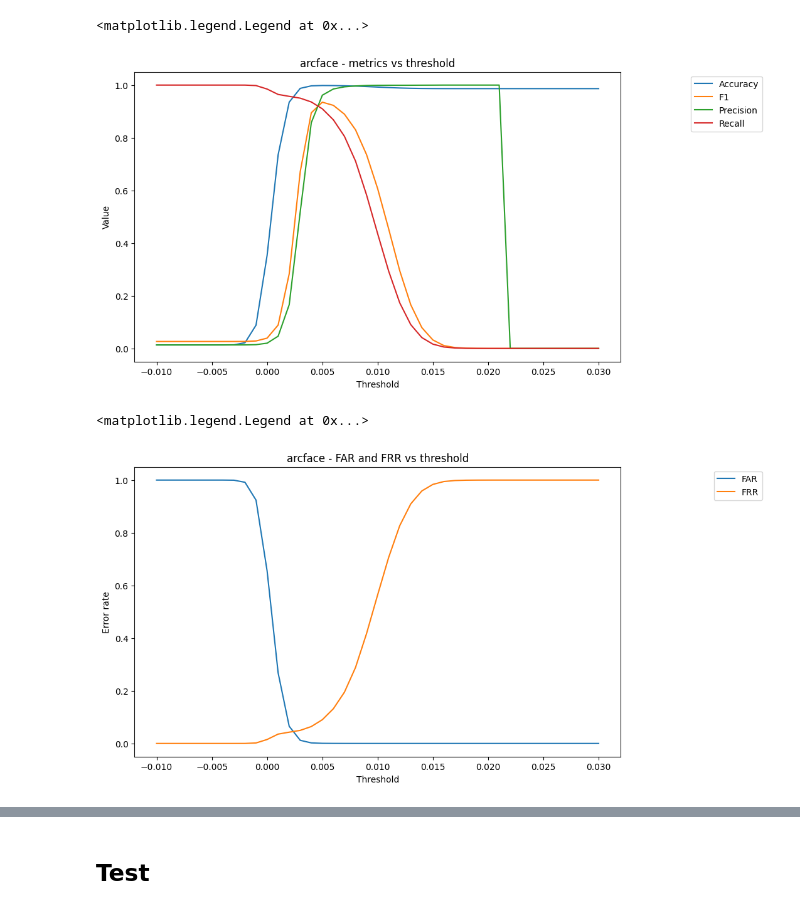
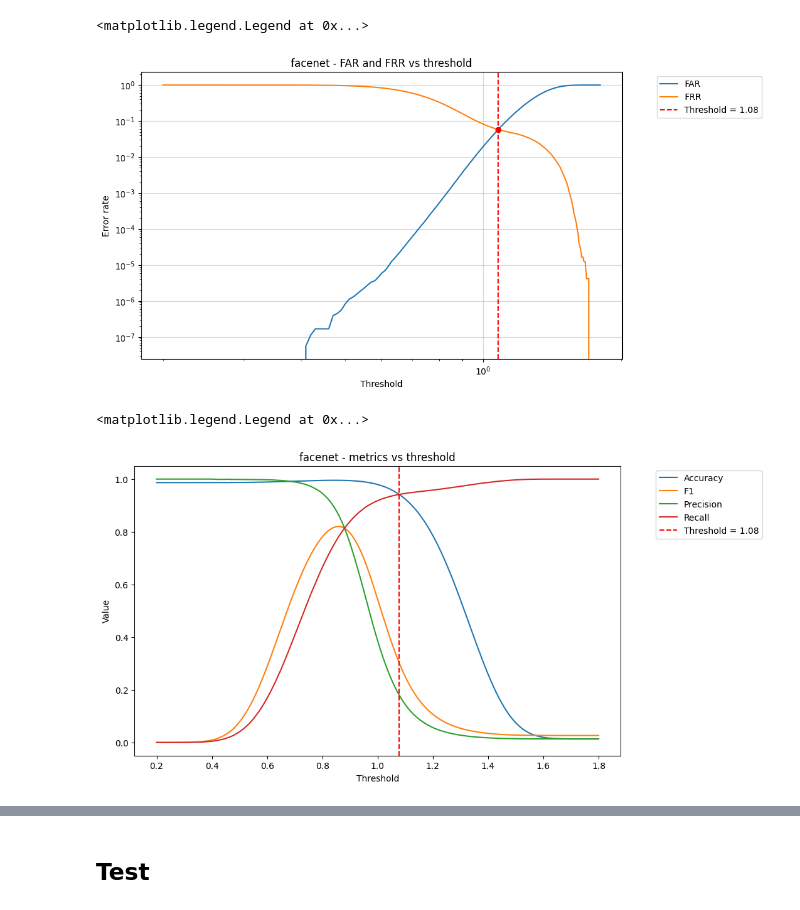
Before and after one commit to xizula/FIQA, a Jupyter notebook: notebooks/base_model/facenet.ipynb, the cells around one changed output, grey strips where cells are left out. Saved outputs shown, nothing was run; the diff lists cells and outputs as text; code cells hidden in the pictures.

```diff
--- a/notebooks/base_model/facenet.ipynb
+++ b/notebooks/base_model/facenet.ipynb
@@ -86,26 +110,30 @@ Precision is ill-defined and being set to 0.0 due to no predicted samples. Use `
+# %%
+plt.figure(figsize=(10, 6))
+plt.plot(thresholds, fars, label='FAR')
+plt.plot(thresholds, frrs, label='FRR')
+plt.axvline(x=threshold, color='r', linestyle='--', label=f'Threshold = {threshold:.2f}')
+plt.scatter(threshold, eer, color='red', zorder=2)
+plt.title('facenet - FAR and FRR vs threshold')
+plt.xlabel('Threshold')
+plt.ylabel('Error rate')
+plt.xscale('log')
+plt.yscale('log')
+plt.grid(alpha=0.5)
+plt.legend(loc='upper right', bbox_to_anchor=(1.3, 1))
+# %% [output]
+<matplotlib.legend.Legend at 0x...>
+[figure, added]
 # %%
 plt.figure(figsize=(10, 6))
 plt.plot(thresholds, accs, label='Accuracy')
 plt.plot(thresholds, f1s, label='F1')
 plt.plot(thresholds, precs, label='Precision')
 plt.plot(thresholds, recs, label='Recall')
-# plt.axvline(x=0.24, color='r', linestyle='--', label='Threshold = 0.24')
+plt.axvline(x=threshold, color='r', linestyle='--', label=f'Threshold = {threshold:.2f}')
 plt.title('facenet - metrics vs threshold')
 plt.xlabel('Threshold')
 plt.ylabel('Value')
 plt.legend(loc='upper right', bbox_to_anchor=(1.3, 1))
 # %% [output]
 <matplotlib.legend.Legend at 0x...>
-[figure, old version]
+[figure, new version]
-# %%
-plt.figure(figsize=(10, 6))
-plt.plot(thresholds, fars, label='FAR')
-plt.plot(thresholds, frrs, label='FRR')
-# plt.axvline(x=0.24, color='r', linestyle='--', label='Threshold = 0.24')
-plt.title('facenet - FAR and FRR vs threshold')
-plt.xlabel('Threshold')
-plt.ylabel('Error rate')
-plt.legend(loc='upper right', bbox_to_anchor=(1.3, 1))
-# %% [output]
-<matplotlib.legend.Legend at 0x...>
-[figure, removed]
```
Also changed, not shown: parts of 33 cells of this notebook, 5 other files.
